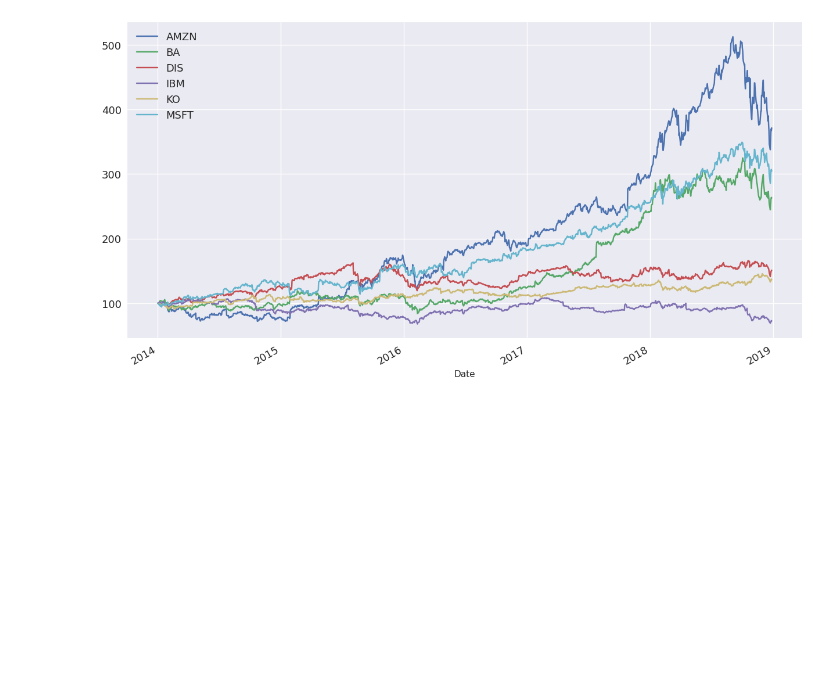
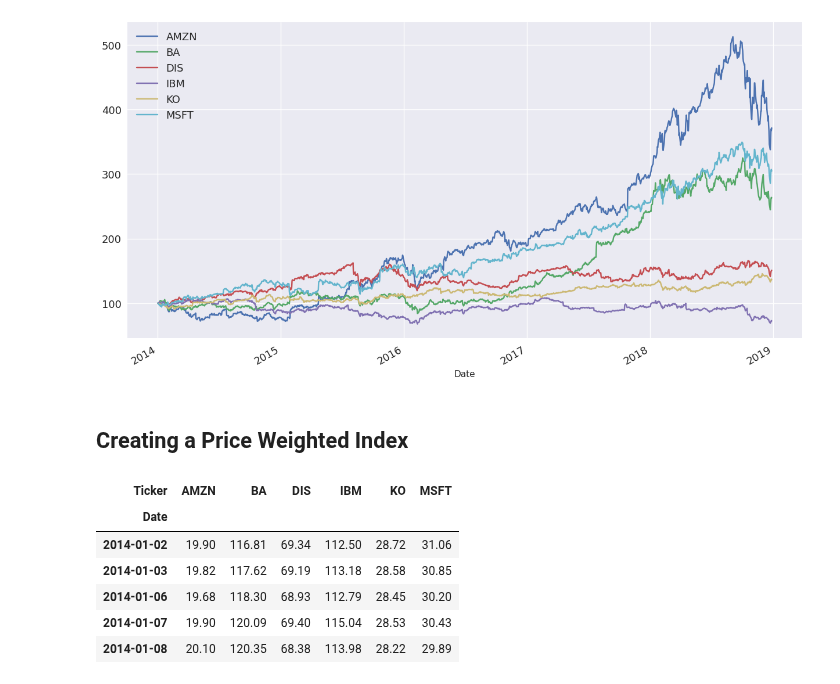
Before and after one commit to JamieW365/finance_projects, a Jupyter notebook: notebooks/stock_indexing.ipynb, the cells around one changed output. Cells and saved outputs as stored; diff of their text form; code cells hidden in the pictures; blank space fills up the shorter version.

```diff
--- a/notebooks/stock_indexing.ipynb
+++ b/notebooks/stock_indexing.ipynb
@@ -64,3 +64,15 @@ plt.legend(fontsize = 13)
 plt.show()
 # %% [output]
 [figure]
+# %% [markdown]
+## Creating a Price Weighted Index
+# %%
+stocks.head()
+# %% [output]
+| Ticker | AMZN | BA | DIS | IBM | KO | MSFT |
+| Date |  |  |  |  |  |  |
+| 2014-01-02 | 19.90 | 116.81 | 69.34 | 112.50 | 28.72 | 31.06 |
+| 2014-01-03 | 19.82 | 117.62 | 69.19 | 113.18 | 28.58 | 30.85 |
+| 2014-01-06 | 19.68 | 118.30 | 68.93 | 112.79 | 28.45 | 30.20 |
+| 2014-01-07 | 19.90 | 120.09 | 69.40 | 115.04 | 28.53 | 30.43 |
+| 2014-01-08 | 20.10 | 120.35 | 68.38 | 113.98 | 28.22 | 29.89 |
```
Also changed, not shown: parts of 8 cells of this notebook.
